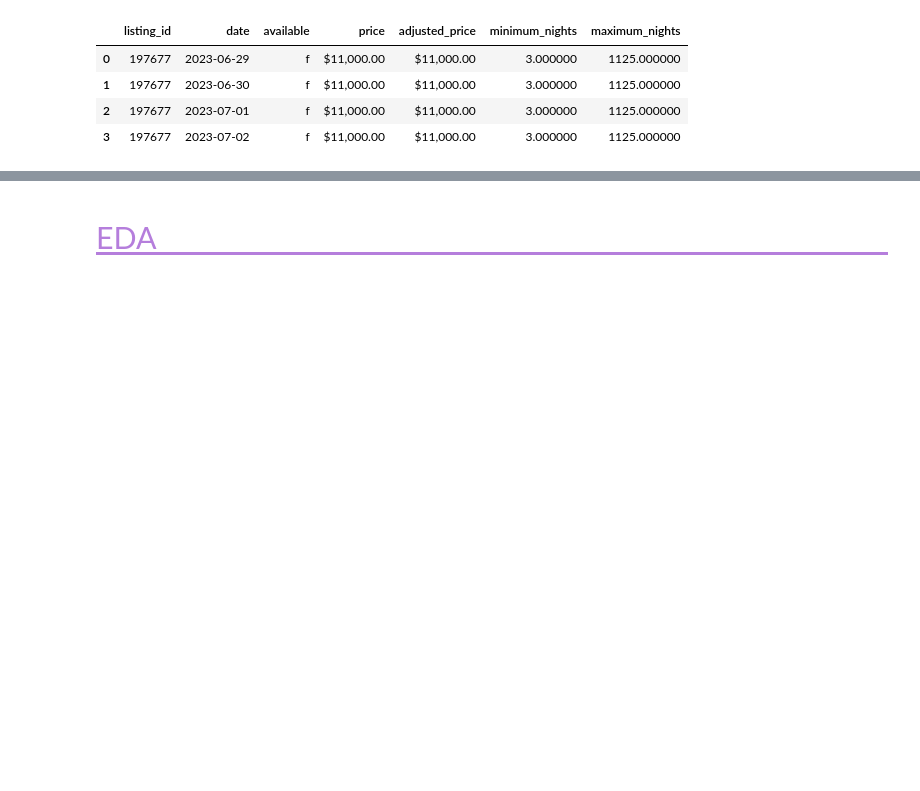
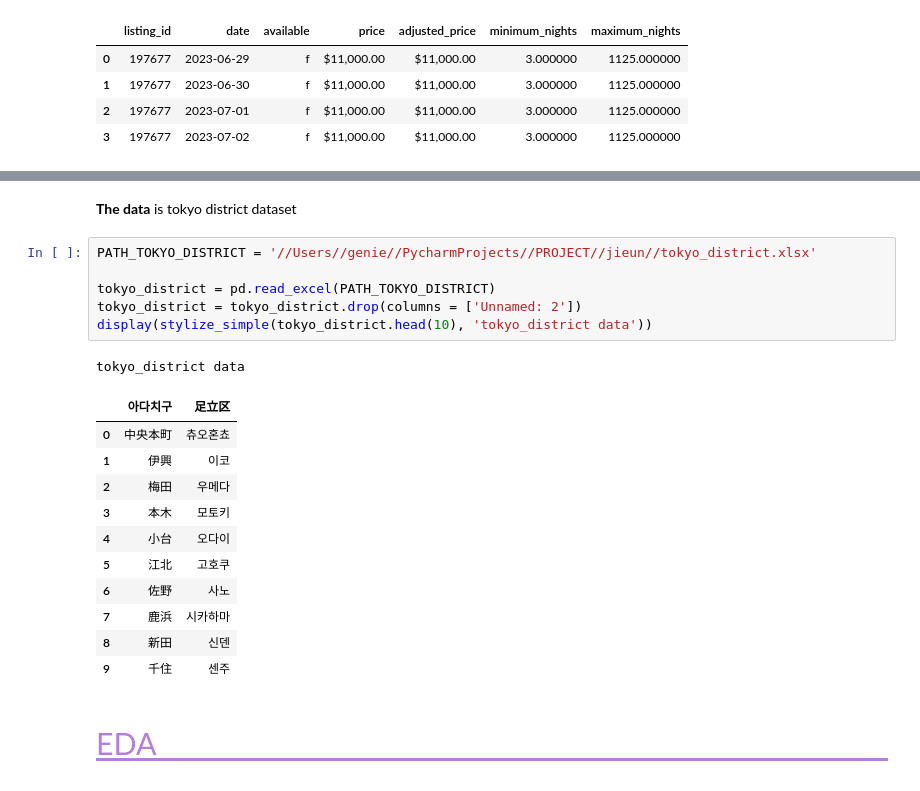
Before and after one commit to zinnie1025/AirbnbWise, a Jupyter notebook: data/jieun/inside_Airbnb_MAC.ipynb, the cells around one changed output, grey strips where cells are left out. Drawn from its saved outputs; the diff is of its cells as text; blank space fills up the shorter version.

```diff
--- a/data/jieun/inside_Airbnb_MAC.ipynb
+++ b/data/jieun/inside_Airbnb_MAC.ipynb
@@ -306,2 +380,23 @@ calendar dataset 4 top rows (hover to magnify).
+# %% [markdown]
+**The data** is tokyo district dataset
+# %%
+PATH_TOKYO_DISTRICT = '//Users//genie//PycharmProjects//PROJECT//jieun//tokyo_district.xlsx'
+
+tokyo_district = pd.read_excel(PATH_TOKYO_DISTRICT)
+tokyo_district = tokyo_district.drop(columns = ['Unnamed: 2'])
+display(stylize_simple(tokyo_district.head(10), 'tokyo_district data'))
+# %% [output]
+tokyo_district data
+|  | 아다치구 | 足立区 |
+| 0 | 中央本町 | 츄오혼쵸 |
+| 1 | 伊興 | 이코 |
+| 2 | 梅田 | 우메다 |
+| 3 | 本木 | 모토키 |
+| 4 | 小台 | 오다이 |
+| 5 | 江北 | 고호쿠 |
+| 6 | 佐野 | 사노 |
+| 7 | 鹿浜 | 시카하마 |
+| 8 | 新田 | 신덴 |
+| 9 | 千住 | 센주 |
 # %% [markdown]
 ## <p style="font-family:JetBrains Mono; font-weight:normal; letter-spacing:2px; color:#b57edc; font-size:140%; text-align:left;padding: 0px; border-bottom: 3px solid #b57edc">EDA</p>
```
Also changed, not shown: parts of 13 cells of this notebook, 1 other file.
